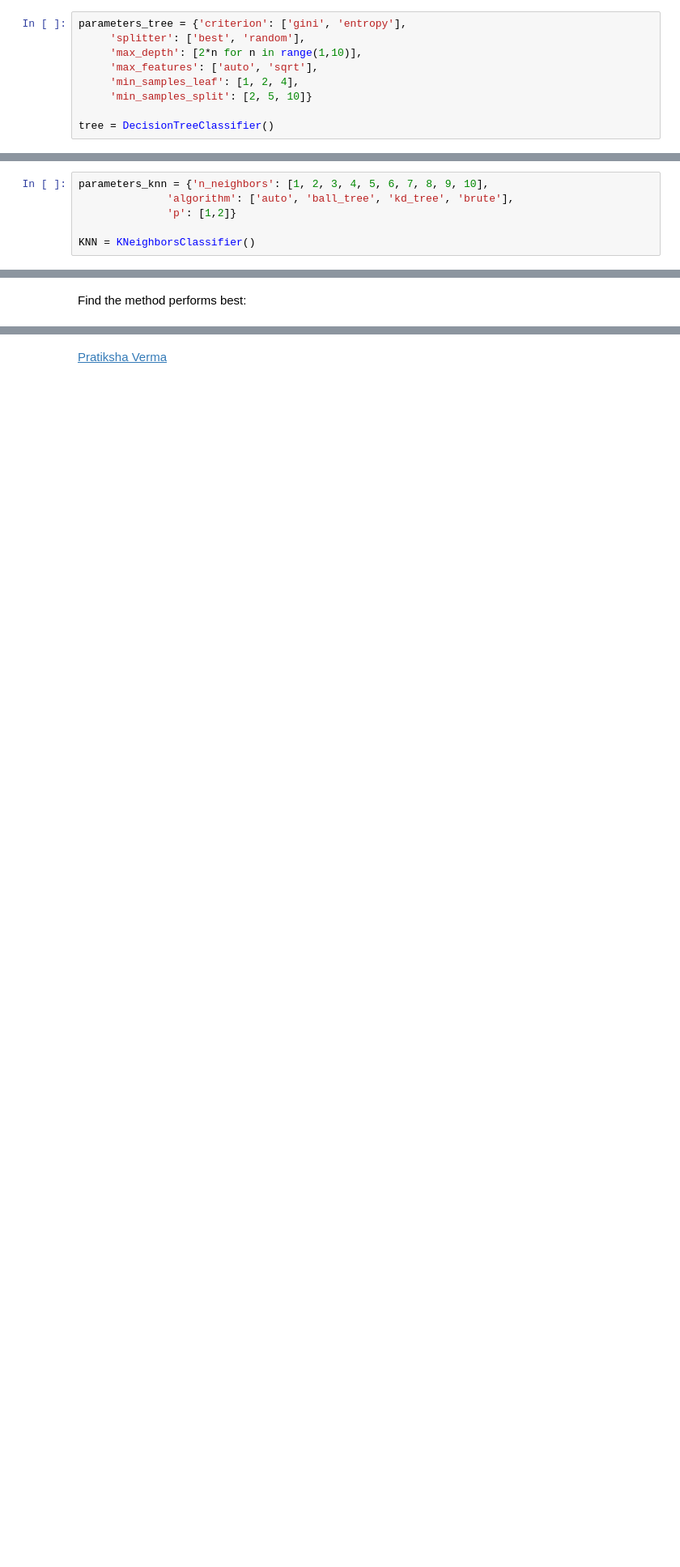
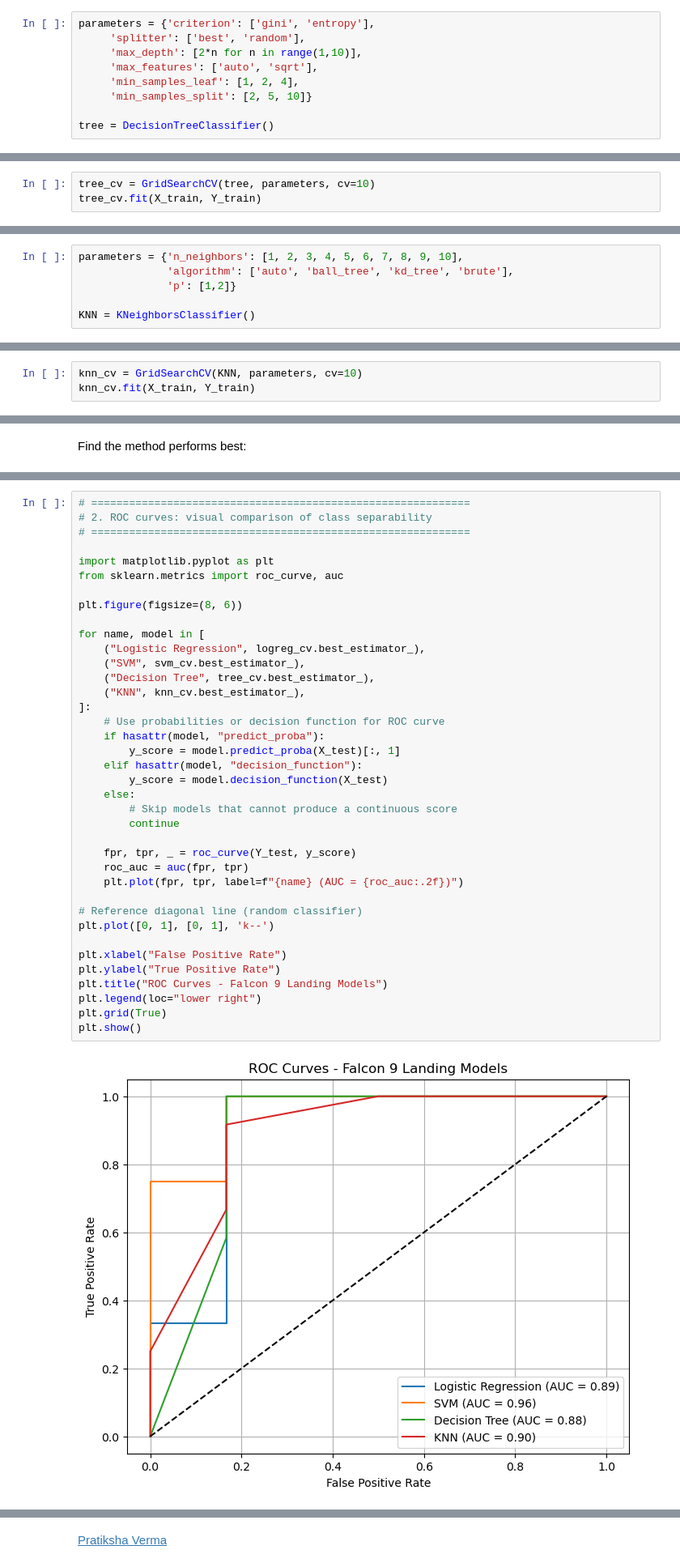
Before and after one commit to ClaudiaCCordeiro/Final_Project_IBM_Coursera, a Jupyter notebook: SpaceX-Machine-Learning-Prediction-Part-5-v1.ipynb, the cells around one changed output, grey strips where cells are left out. Shown: that part at 81% size. Cells and saved outputs as stored; diff of their text form; blank space fills up the shorter version.

```diff
--- a/SpaceX-Machine-Learning-Prediction-Part-5-v1.ipynb
+++ b/SpaceX-Machine-Learning-Prediction-Part-5-v1.ipynb
@@ -340,7 +267,7 @@ weighted avg       0.87      0.83      0.81        18
 # %% [markdown]
 Create a decision tree classifier object then  create a  <code>GridSearchCV</code> object  <code>tree_cv</code> with cv = 10.  Fit the object to find the best parameters from the dictionary <code>parameters</code>.
 # %%
-parameters_tree = {'criterion': ['gini', 'entropy'],
+parameters = {'criterion': ['gini', 'entropy'],
      'splitter': ['best', 'random'],
      'max_depth': [2*n for n in range(1,10)],
      'max_features': ['auto', 'sqrt'],
@@ -457,0 +278,3 @@ Difference: 0.0435
+# %%
+tree_cv = GridSearchCV(tree, parameters, cv=10)
+tree_cv.fit(X_train, Y_train)
@@ -600,7 +315,7 @@ Confusion Matrix:
 # %% [markdown]
 Create a k nearest neighbors object then  create a  <code>GridSearchCV</code> object  <code>knn_cv</code> with cv = 10.  Fit the object to find the best parameters from the dictionary <code>parameters</code>.
 # %%
-parameters_knn = {'n_neighbors': [1, 2, 3, 4, 5, 6, 7, 8, 9, 10],
+parameters = {'n_neighbors': [1, 2, 3, 4, 5, 6, 7, 8, 9, 10],
               'algorithm': ['auto', 'ball_tree', 'kd_tree', 'brute'],
               'p': [1,2]}
 
@@ -630,0 +323,3 @@ GridSearchCV(cv=10, estimator=KNeighborsClassifier(), n_jobs=-1,
+# %%
+knn_cv = GridSearchCV(KNN, parameters, cv=10)
+knn_cv.fit(X_train, Y_train)
@@ -1108,0 +455,40 @@ FINAL RECOMMENDATIONS
+# %%
+# ============================================================
+# 2. ROC curves: visual comparison of class separability
+# ============================================================
+
+import matplotlib.pyplot as plt
+from sklearn.metrics import roc_curve, auc
+
+plt.figure(figsize=(8, 6))
+
+for name, model in [
+    ("Logistic Regression", logreg_cv.best_estimator_),
+    ("SVM", svm_cv.best_estimator_),
+    ("Decision Tree", tree_cv.best_estimator_),
+    ("KNN", knn_cv.best_estimator_),
+]:
+    # Use probabilities or decision function for ROC curve
+    if hasattr(model, "predict_proba"):
+        y_score = model.predict_proba(X_test)[:, 1]
+    elif hasattr(model, "decision_function"):
+        y_score = model.decision_function(X_test)
+    else:
+        # Skip models that cannot produce a continuous score
+        continue
+
+    fpr, tpr, _ = roc_curve(Y_test, y_score)
+    roc_auc = auc(fpr, tpr)
+    plt.plot(fpr, tpr, label=f"{name} (AUC = {roc_auc:.2f})")
+
+# Reference diagonal line (random classifier)
+plt.plot([0, 1], [0, 1], 'k--')
+
+plt.xlabel("False Positive Rate")
+plt.ylabel("True Positive Rate")
+plt.title("ROC Curves - Falcon 9 Landing Models")
+plt.legend(loc="lower right")
+plt.grid(True)
+plt.show()
+# %% [output]
+[figure, added]
```
Also changed, not shown: parts of 42 cells of this notebook, 22 other files.
